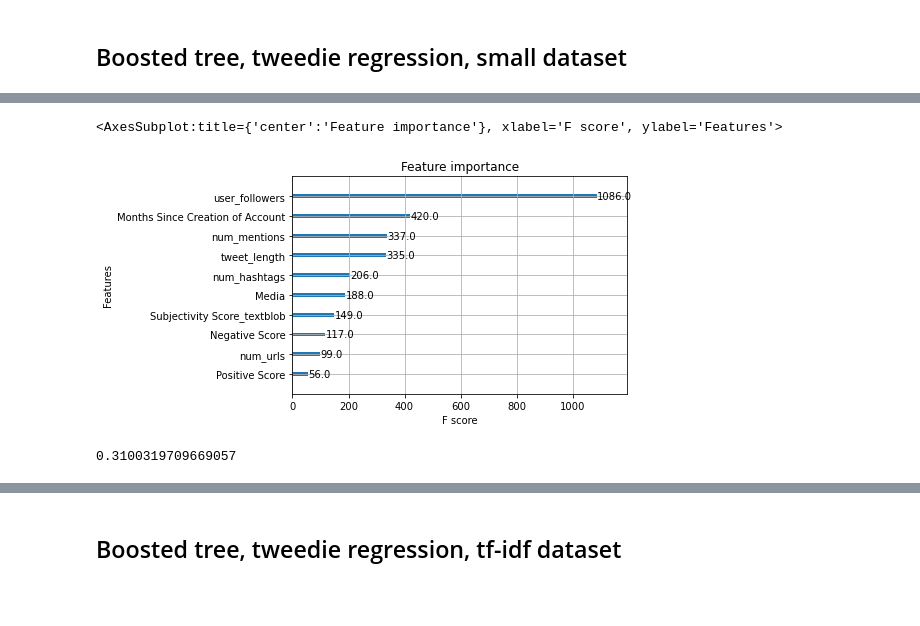
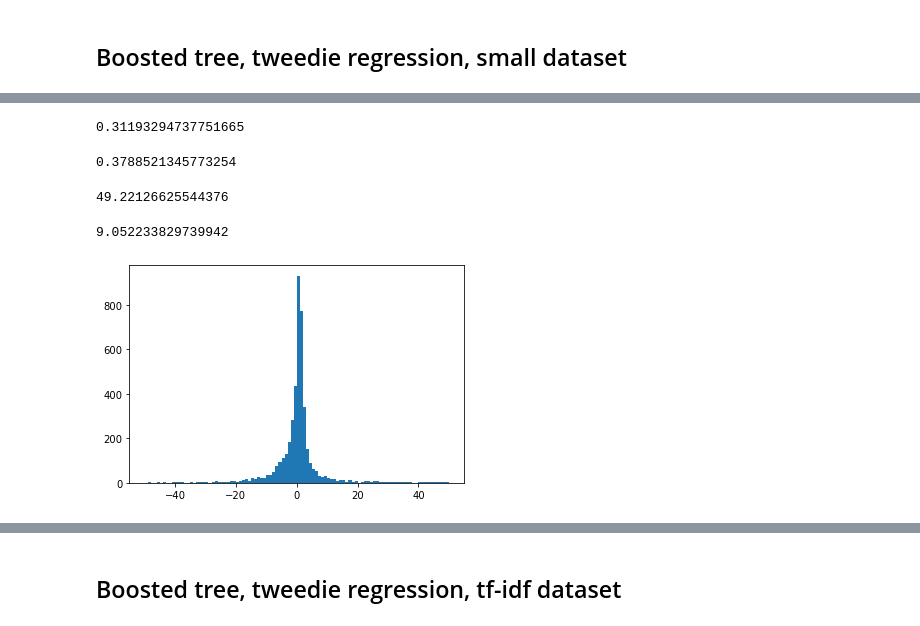
Before and after one commit to lifeonthefence/text-success, a Jupyter notebook: Project Code/Tree Based Models.ipynb, the cells around one changed output, grey strips where cells are left out. Cells and saved outputs as stored; diff of their text form; code cells hidden in the pictures; blank space fills up the shorter version.

```diff
--- a/Project Code/Tree Based Models.ipynb
+++ b/Project Code/Tree Based Models.ipynb
@@ -10,6 +10,8 @@ import time
 df = pd.read_csv('../Data/Processed Dataset TF-IDF Train')
 # %%
 df.insert(31, "Media", np.where((df["Photo Count"] > 0) | (df["Video Count"] > 0) | (df["GIF Count"] > 0), 1, 0))
+# %%
+df.insert(32, "Emotion Score", df["Negative Score"] + df["Positive Score"])
 # %%
 df.iloc[:,:35].info()
 # %% [output]
@@ -34,6 +36,6 @@ memory usage: 12.2+ MB
 #first three are the outcome variables
 #rest are features
 #text features from variable 33
-useful_list = [24, 25, 26, 11, 12, 15, 17, 23, 28, 29, 30, 31, 32]
+useful_list = [24, 25, 26, 11, 12, 15, 17, 22, 23, 28, 29, 30, 31, 33]
 # %%
 df_small = df.iloc[:, useful_list]#.join(df.iloc[:, 33:])
@@ -394,11 +404,28 @@ np.sqrt(mean_squared_error(y_train, bst.predict(dtrain)))
-# %%
-xgb.plot_importance(bst)
-# %% [output]
-<AxesSubplot:title={'center':'Feature importance'}, xlabel='F score', ylabel='Features'>
-[figure, removed]
 # %%
 pred_int = pd.Series(preds.round().astype(int)).to_numpy()
-#0-1 accuracy is not too bad
+#0-1 accuracy is not too bad (whole test dataset)
 sum(pred_int == y_test.to_numpy())/len(pred_int)
 # %% [output]
-0.3100319709669057
+0.31193294737751665
+# %%
+#accuracy for just zeros
+sum(np.multiply((pred_int == y_test.to_numpy()), y_test.to_numpy() == 0))/sum(y_test.to_numpy() == 0)
+# %% [output]
+0.3788521345773254
+# %%
+# rmse for nonzeros: somewhat high
+np.sqrt(sum(np.square(np.multiply(np.subtract(y_test, pred_int), y_test.to_numpy() != 0)))/sum(y_test.to_numpy() != 0))
+# %% [output]
+49.22126625544376
+# %%
+# mean absolute deviation for nonzeros is smaller, errors driven by large mistakes probably
+sum(np.abs(np.multiply(np.subtract(y_test, pred_int), y_test.to_numpy() != 0)))/sum(y_test.to_numpy() != 0)
+# %% [output]
+9.052233829739942
+# %%
+#plot errors for nonzero values
+errors = [y_test.to_numpy()[i] - pred_int[i] for i in range(len(pred_int)) if y_test.to_numpy()[i] != 0]
+plt.hist(errors, bins = 100, range = (-50, 50))
+plt.show()
+# %% [output]
+[figure, added]
```
Also changed, not shown: parts of 16 cells of this notebook, 2 other files.
